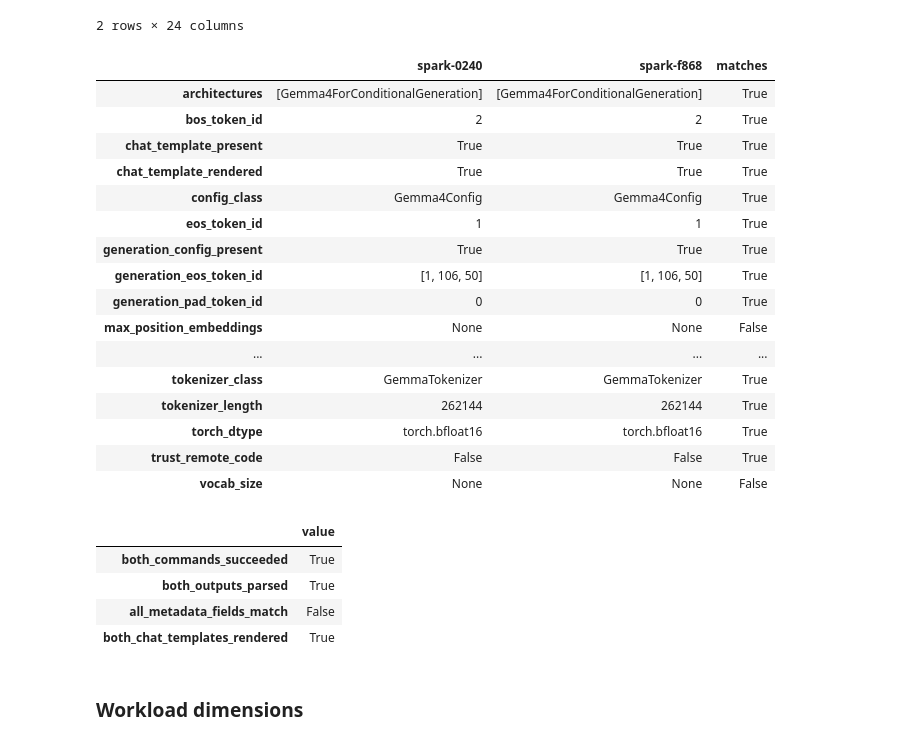
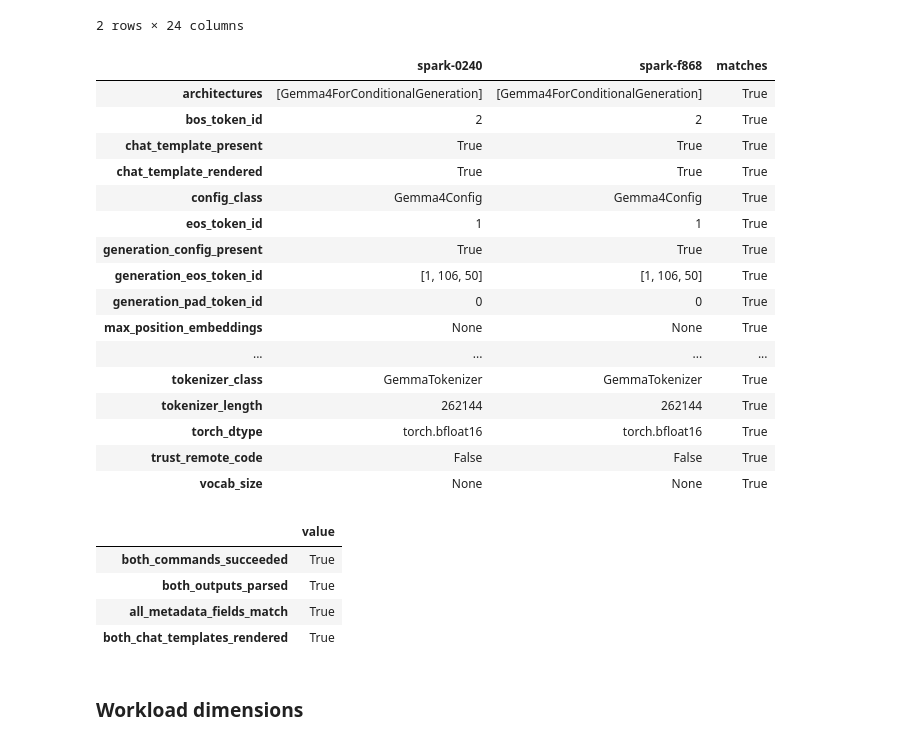
Before and after one commit to coert/dgx-spark-lab, a Jupyter notebook: experiments/01-distributed-inference/00-environment-and-model-baseline.ipynb, the cells around one changed output. Saved outputs shown, nothing was run; the diff lists cells and outputs as text; code cells hidden in the pictures.

Commit message:
Handle missing metadata values in parity checks

```diff
--- a/experiments/01-distributed-inference/00-environment-and-model-baseline.ipynb
+++ b/experiments/01-distributed-inference/00-environment-and-model-baseline.ipynb
@@ -2608,51 +2608,72 @@ offline_model_comparison = pd.DataFrame(
     }
 )
 
-offline_model_comparison["matches"] = (
-    offline_model_comparison[HEAD_HOST] == offline_model_comparison[WORKER_HOST]
-)
+
+def values_match(left, right) -> bool:
+    left_missing = left is None or (isinstance(left, float) and pd.isna(left))
+    right_missing = right is None or (isinstance(right, float) and pd.isna(right))
+
+    if left_missing and right_missing:
+        return True
+
+    return left == right
+
+
+offline_model_comparison["matches"] = [
+    values_match(
+        offline_model_comparison.loc[
+            field,
+            HEAD_HOST,
+        ],
+        offline_model_comparison.loc[
+            field,
+            WORKER_HOST,
+        ],
+    )
+    for field in offline_model_comparison.index
+]
 
 display(offline_model_comparison)
 
 offline_model_summary = pd.Series(
     {
         "both_commands_succeeded": bool(
             offline_model_facts_df["command_succeeded"].all()
         ),
         "both_outputs_parsed": bool(offline_model_facts_df["parse_succeeded"].all()),
         "all_metadata_fields_match": bool(offline_model_comparison["matches"].all()),
         "both_chat_templates_rendered": (
             bool(offline_model_facts_df["chat_template_rendered"].all())
             if "chat_template_rendered" in offline_model_facts_df.columns
             else False
         ),
     },
     name="value",
 )
 
 offline_model_summary.to_frame()
 # %% [output]
 |  | spark-0240 | spark-f868 | matches |
 | architectures | [Gemma4ForConditionalGeneration] | [Gemma4ForConditionalGeneration] | True |
 | bos_token_id | 2 | 2 | True |
 | chat_template_present | True | True | True |
 | chat_template_rendered | True | True | True |
 | config_class | Gemma4Config | Gemma4Config | True |
 | eos_token_id | 1 | 1 | True |
 | generation_config_present | True | True | True |
 | generation_eos_token_id | [1, 106, 50] | [1, 106, 50] | True |
 | generation_pad_token_id | 0 | 0 | True |
-| max_position_embeddings | None | None | False |
+| max_position_embeddings | None | None | True |
 | ... | ... | ... | ... |
 | tokenizer_class | GemmaTokenizer | GemmaTokenizer | True |
 | tokenizer_length | 262144 | 262144 | True |
 | torch_dtype | torch.bfloat16 | torch.bfloat16 | True |
 | trust_remote_code | False | False | True |
-| vocab_size | None | None | False |
+| vocab_size | None | None | True |
 |  | value |
 | both_commands_succeeded | True |
 | both_outputs_parsed | True |
-| all_metadata_fields_match | False |
+| all_metadata_fields_match | True |
 | both_chat_templates_rendered | True |
 # %% [markdown]
 ### Workload dimensions
```
